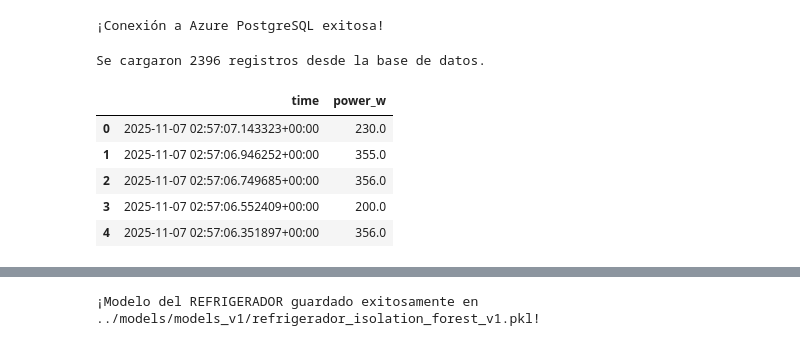
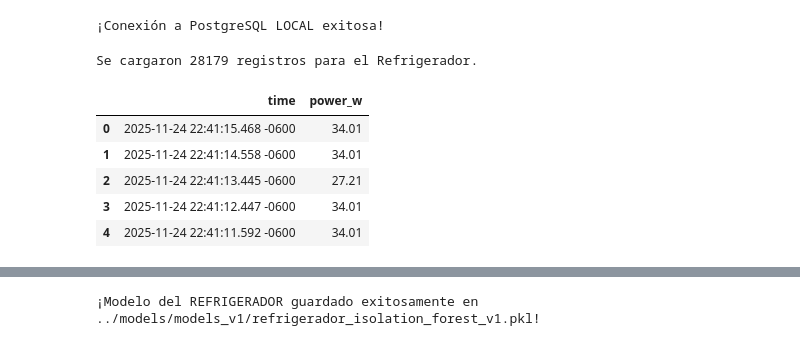
Before and after one commit to Olmekk/MyVolt-IA, a Jupyter notebook: notebooks/models/ML_Refrigerador.ipynb, the cells around one changed output, grey strips where cells are left out. Cells and saved outputs as stored; diff of their text form; code cells hidden in the pictures.

```diff
--- a/notebooks/models/ML_Refrigerador.ipynb
+++ b/notebooks/models/ML_Refrigerador.ipynb
@@ -7,54 +7,48 @@ from sqlalchemy import create_engine
 from urllib.parse import quote_plus # Para manejar las contraseñas con caracteres especiales
 %matplotlib inline
 # %%
-# 1. Credenciales de la Base de Datos
-DB_USER = "myvolt_admin"
-DB_PASS = "M%R^N!J%IDKS$8@zya4v"
-DB_HOST = "myvolt-db.postgres.database.azure.com"
+# 1. Credenciales de la Base de Datos LOCAL
+DB_USER = "postgres"
+DB_PASS = "1234"
+DB_HOST = "localhost"
 DB_PORT = "5432"
-DB_NAME = "postgres" # El nombre de la BD que descubrimos
+DB_NAME = "myvolt_local"
 
-# 2. Codificar la contraseña para caracteres especiales (como @, %, $)
+# 2. Codificar la contraseña
 DB_PASS_ENCODED = quote_plus(DB_PASS)
 
 # 3. Crear la cadena de conexión
 try:
-    connection_string = f"postgresql+psycopg2://{DB_USER}:{DB_PASS_ENCODED}@{DB_HOST}:{DB_PORT}/{DB_NAME}?sslmode=require"
+    connection_string = f"postgresql+psycopg2://{DB_USER}:{DB_PASS_ENCODED}@{DB_HOST}:{DB_PORT}/{DB_NAME}"
     engine = create_engine(connection_string)
 
     # 4. Prueba de conexión
     with engine.connect() as conn:
-        print("¡Conexión a Azure PostgreSQL exitosa!")
+        print("¡Conexión a PostgreSQL LOCAL exitosa!")
 
 except Exception as e:
-    print(f"Error al conectar a Azure: {e}")
+    print(f"Error al conectar a la BD Local: {e}")
+    print("Consejo: Verifica que tu contraseña sea correcta y que PostgreSQL esté corriendo en el puerto 5432.")
 # %% [output]
-¡Conexión a Azure PostgreSQL exitosa!
+¡Conexión a PostgreSQL LOCAL exitosa!
 # %%
-# Consulta SQL para traer los datos del refrigerador (basado en la MAC)
+# Opción: Traer datos de consumo
+# IMPORTANTE: Asegúrate de que estos datos correspondan al comportamiento del REFRIGERADOR
 query = """
 SELECT time, power_w
 FROM consumption_data
-WHERE id_device = (
-    SELECT id_device
-    FROM devices
-    WHERE mac_address = 'B0:A7:32:34:54:9C'
-)
-ORDER BY time DESC
-LIMIT 3000;
+ORDER BY time DESC;
 """
 
-# Usamos Pandas para ejecutar la consulta y cargar los datos
 df = pd.read_sql_query(query, con=engine)
-
-print(f"Se cargaron {len(df)} registros desde la base de datos.")
+print(f"Se cargaron {len(df)} registros para el Refrigerador.")
 df.head()
 # %% [output]
-Se cargaron 2396 registros desde la base de datos.
+Se cargaron 28179 registros para el Refrigerador.
 |  | time | power_w |
-| 0 | 2025-11-07 02:57:07.143323+00:00 | 230.0 |
-| 1 | 2025-11-07 02:57:06.946252+00:00 | 355.0 |
-| 2 | 2025-11-07 02:57:06.749685+00:00 | 356.0 |
-| 3 | 2025-11-07 02:57:06.552409+00:00 | 200.0 |
-| 4 | 2025-11-07 02:57:06.351897+00:00 | 356.0 |
+| 0 | 2025-11-24 22:41:15.468 -0600 | 34.01 |
+| 1 | 2025-11-24 22:41:14.558 -0600 | 34.01 |
+| 2 | 2025-11-24 22:41:13.445 -0600 | 27.21 |
+| 3 | 2025-11-24 22:41:12.447 -0600 | 34.01 |
+| 4 | 2025-11-24 22:41:11.592 -0600 | 34.01 |
 # %%
```
Also changed, not shown: parts of 5 cells of this notebook, 11 other files.
